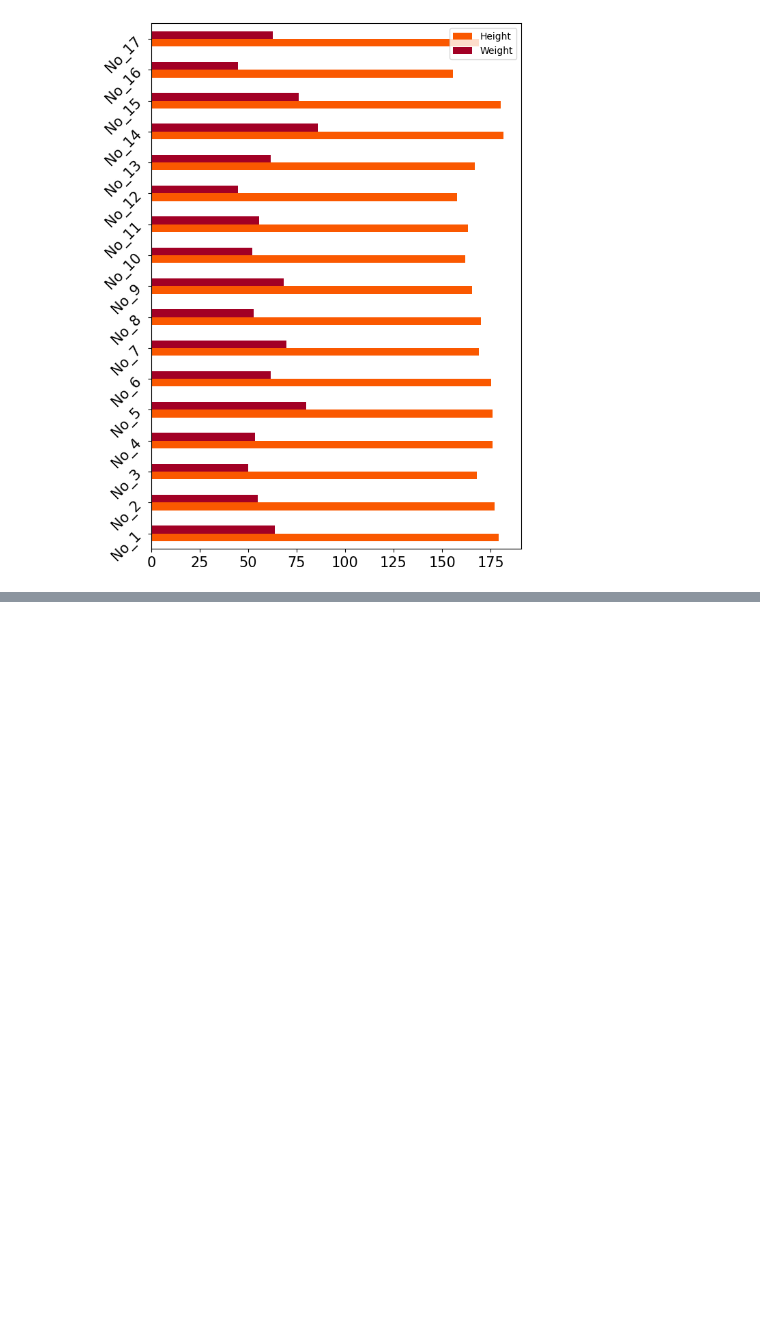
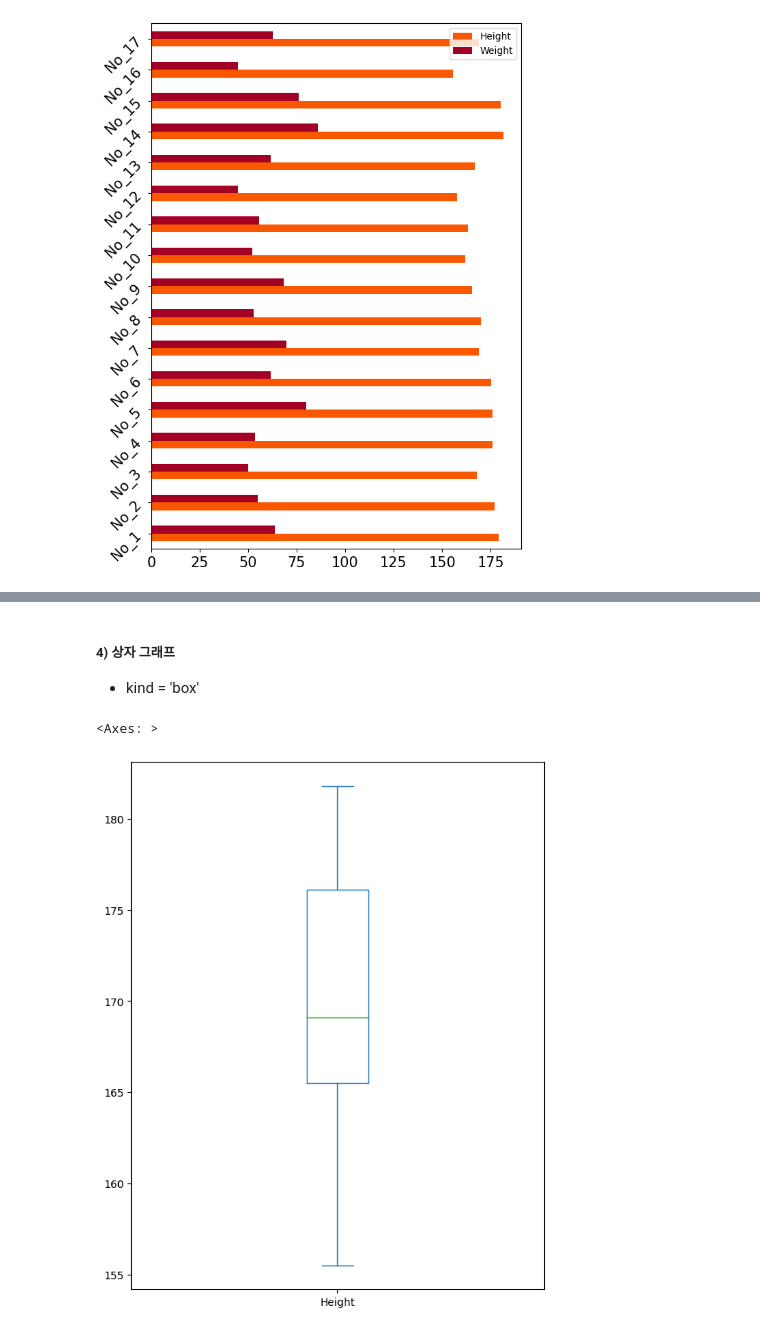
Before and after one commit to jinred9/TIL, a Jupyter notebook: TIL_file/202304/TIL_20230404.ipynb, the cells around one changed output, grey strips where cells are left out. Drawn from its saved outputs; the diff is of its cells as text; code cells hidden in the pictures; blank space fills up the shorter version.

```diff
--- a/TIL_file/202304/TIL_20230404.ipynb
+++ b/TIL_file/202304/TIL_20230404.ipynb
@@ -389,0 +403,9 @@ DF1[['Height', 'Weight']].plot(kind = 'barh',
+# %% [markdown]
+##### 4) 상자 그래프
+* kind = 'box'
+# %%
+DF1['Height'].plot(kind='box',
+                   figsize=(7, 9))
+# %% [output]
+<Axes: >
+[figure, added]
```
Also changed, not shown: parts of 6 cells of this notebook, 2 other files.
